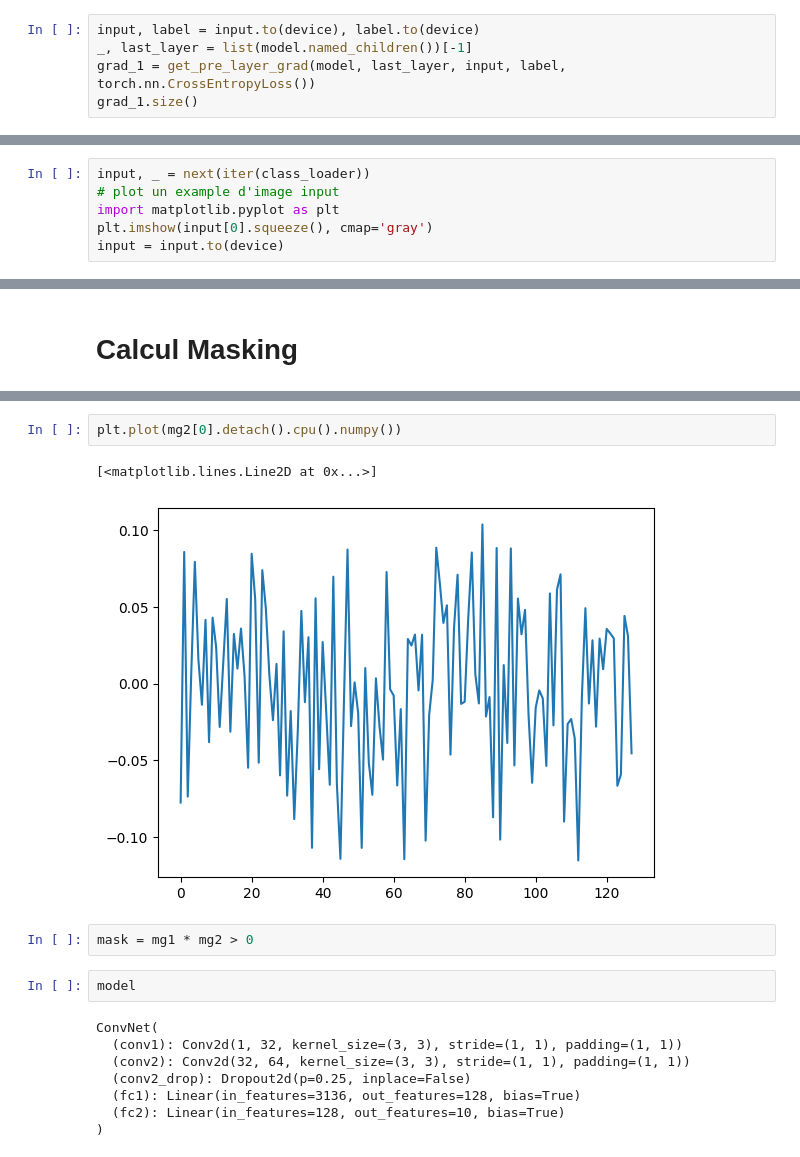
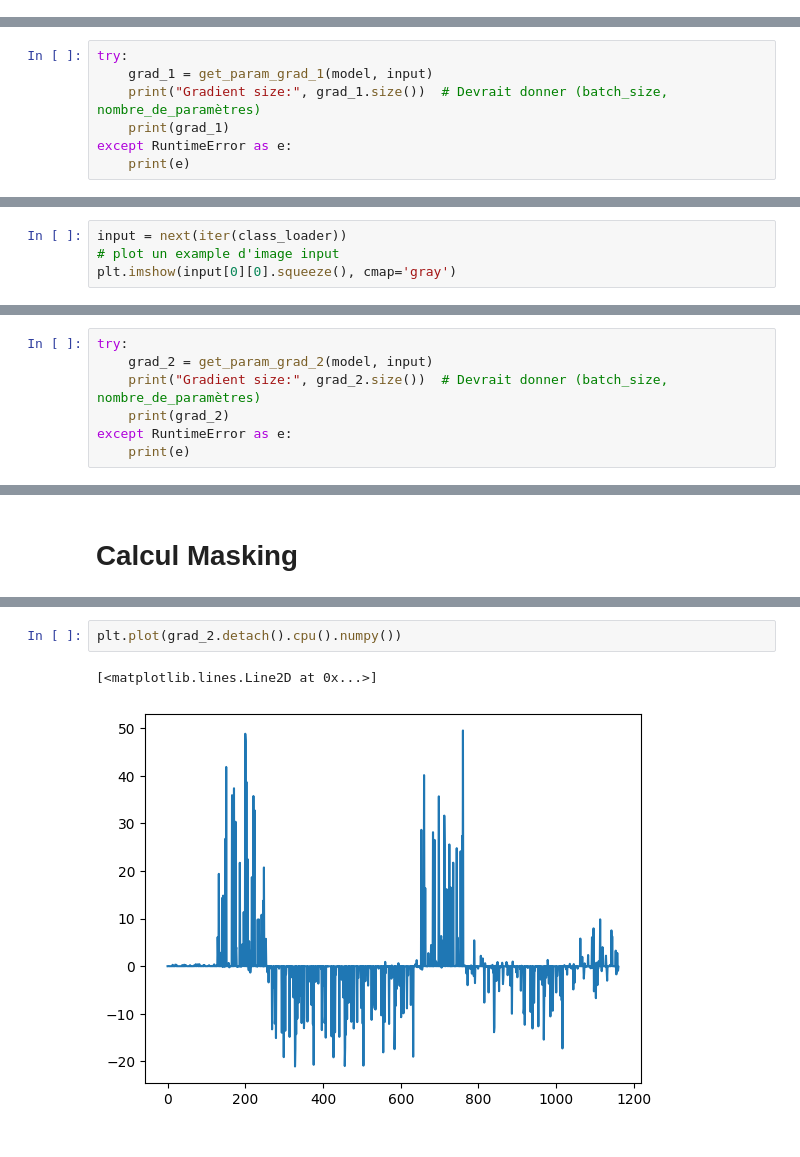
Before and after one commit to owl1996/MachineUL, a Jupyter notebook: main.ipynb, the cells around one changed output, grey strips where cells are left out. Drawn from its saved outputs; the diff is of its cells as text.

Commit message:
v0 mask

```diff
--- a/main.ipynb
+++ b/main.ipynb
@@ -116,5 +79,0 @@ def get_pre_layer_grad(model, layer, input, target, criterion):
-# %%
-input, label = input.to(device), label.to(device)
-_, last_layer = list(model.named_children())[-1]
-grad_1 = get_pre_layer_grad(model, last_layer, input, label, torch.nn.CrossEntropyLoss())
-grad_1.size()
@@ -122,0 +132,7 @@ torch.Size([64, 128])
+# %%
+try:
+    grad_1 = get_param_grad_1(model, input)
+    print("Gradient size:", grad_1.size())  # Devrait donner (batch_size, nombre_de_paramètres)
+    print(grad_1)
+except RuntimeError as e:
+    print(e)
@@ -123,9 +143,7 @@ torch.Size([64, 128])
 # %% [markdown]
 # Gradient pour Target Loss
 # %%
-input, _ = next(iter(class_loader))
+input = next(iter(class_loader))
 # plot un example d'image input
-import matplotlib.pyplot as plt
-plt.imshow(input[0].squeeze(), cmap='gray')
-input = input.to(device)
+plt.imshow(input[0][0].squeeze(), cmap='gray')
 # %% [output]
@@ -192,0 +212,7 @@ Gradient size: torch.Size([64, 128])
+# %%
+try:
+    grad_2 = get_param_grad_2(model, input)
+    print("Gradient size:", grad_2.size())  # Devrait donner (batch_size, nombre_de_paramètres)
+    print(grad_2)
+except RuntimeError as e:
+    print(e)
@@ -203,17 +230,5 @@ plt.plot(mg1[0].detach().cpu().numpy())
 # %%
-plt.plot(mg2[0].detach().cpu().numpy())
+plt.plot(grad_2.detach().cpu().numpy())
 # %% [output]
 [<matplotlib.lines.Line2D at 0x...>]
-[figure, old version]
+[figure, new version]
-# %%
-mask = mg1 * mg2 > 0
-# %%
-model
-# %% [output]
-ConvNet(
-  (conv1): Conv2d(1, 32, kernel_size=(3, 3), stride=(1, 1), padding=(1, 1))
-  (conv2): Conv2d(32, 64, kernel_size=(3, 3), stride=(1, 1), padding=(1, 1))
-  (conv2_drop): Dropout2d(p=0.25, inplace=False)
-  (fc1): Linear(in_features=3136, out_features=128, bias=True)
-  (fc2): Linear(in_features=128, out_features=10, bias=True)
-)
```
Also changed, not shown: parts of 30 cells of this notebook.
